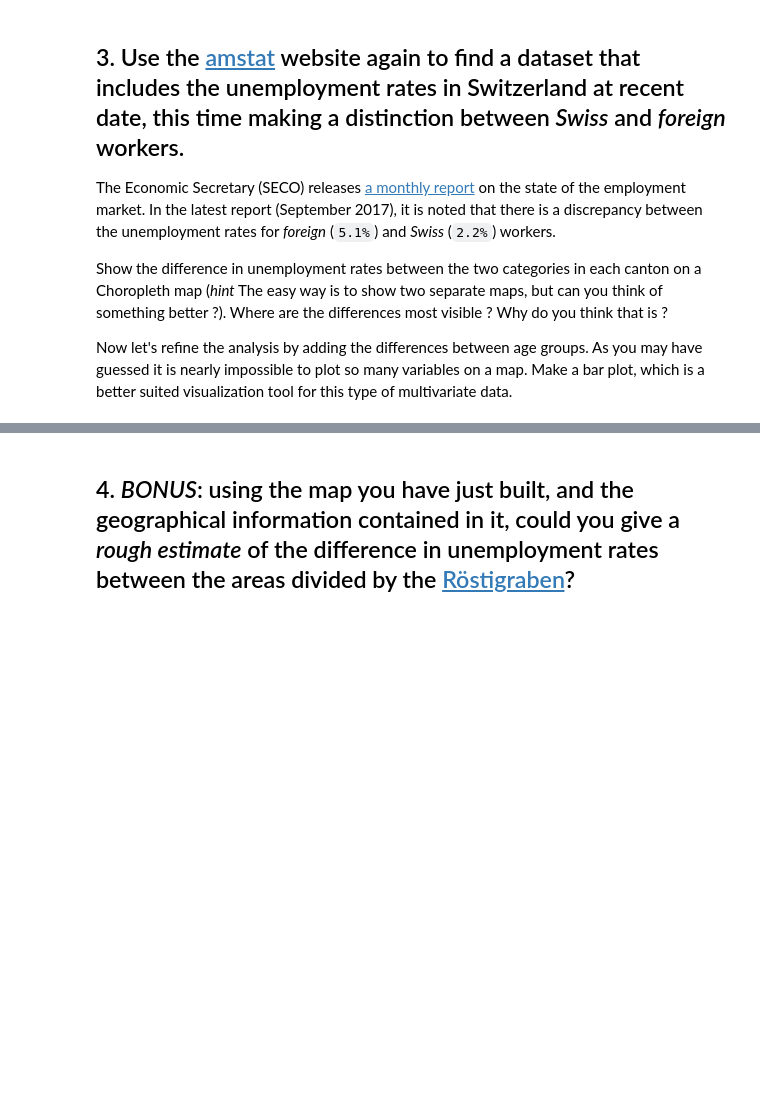
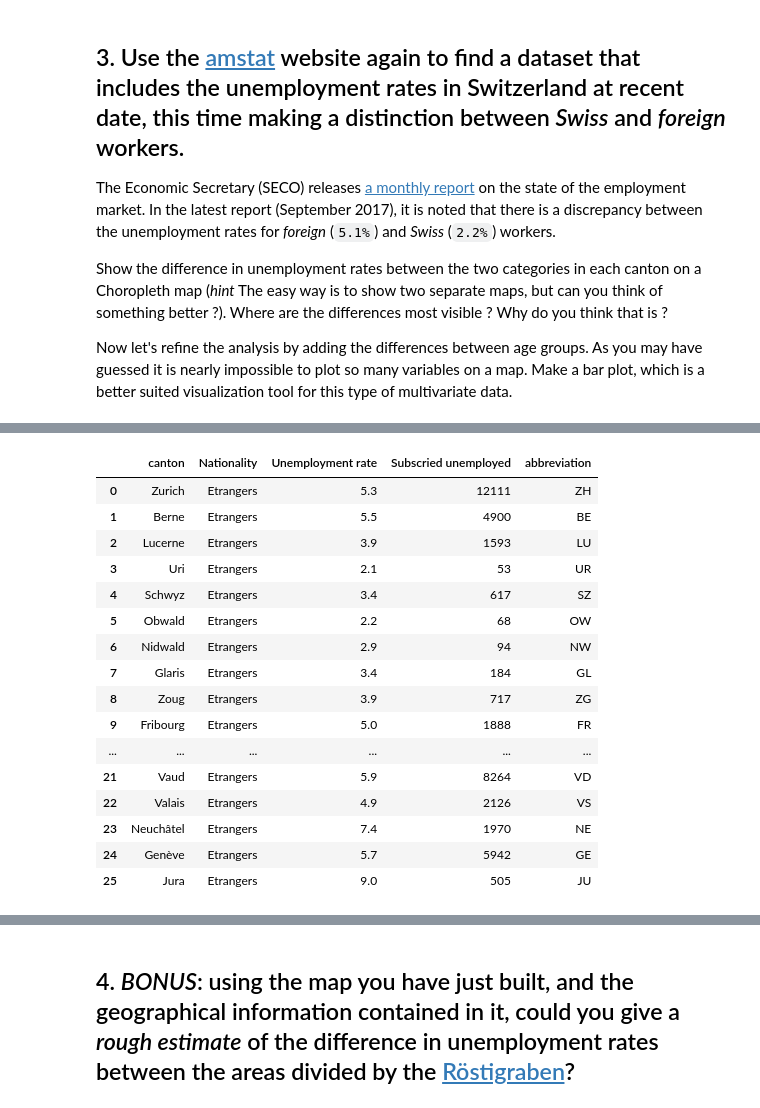
Before and after one commit to mosimann/ADA, a Jupyter notebook: 03 - Interactive Viz/Homework 3.ipynb, the cells around one changed output, grey strips where cells are left out. Cells and saved outputs as stored; diff of their text form; code cells hidden in the pictures; blank space fills up the shorter version.

```diff
--- a/03 - Interactive Viz/Homework 3.ipynb
+++ b/03 - Interactive Viz/Homework 3.ipynb
@@ -333,0 +382,23 @@ swiss_choropleth(new_unemployment_ch_to_plot, ['abbreviation', 'new_unemployment
+# %%
+unemployment_foreign_only = unemployment_foreign_ch.query("Nationality == 'Etrangers'").reset_index()
+unemployment_foreign_only = unemployment_foreign_only.drop(unemployment_foreign_only.columns[0], 1)
+unemployment_foreign_only = unemployment_foreign_only.merge(cantons_mapping)
+unemployment_foreign_only
+# %% [output]
+|  | canton | Nationality | Unemployment rate | Subscried unemployed | abbreviation |
+| 0 | Zurich | Etrangers | 5.3 | 12111 | ZH |
+| 1 | Berne | Etrangers | 5.5 | 4900 | BE |
+| 2 | Lucerne | Etrangers | 3.9 | 1593 | LU |
+| 3 | Uri | Etrangers | 2.1 | 53 | UR |
+| 4 | Schwyz | Etrangers | 3.4 | 617 | SZ |
+| 5 | Obwald | Etrangers | 2.2 | 68 | OW |
+| 6 | Nidwald | Etrangers | 2.9 | 94 | NW |
+| 7 | Glaris | Etrangers | 3.4 | 184 | GL |
+| 8 | Zoug | Etrangers | 3.9 | 717 | ZG |
+| 9 | Fribourg | Etrangers | 5.0 | 1888 | FR |
+| ... | ... | ... | ... | ... | ... |
+| 21 | Vaud | Etrangers | 5.9 | 8264 | VD |
+| 22 | Valais | Etrangers | 4.9 | 2126 | VS |
+| 23 | Neuchâtel | Etrangers | 7.4 | 1970 | NE |
+| 24 | Genève | Etrangers | 5.7 | 5942 | GE |
+| 25 | Jura | Etrangers | 9.0 | 505 | JU |
```
Also changed, not shown: parts of 12 cells of this notebook, 3 other files.
